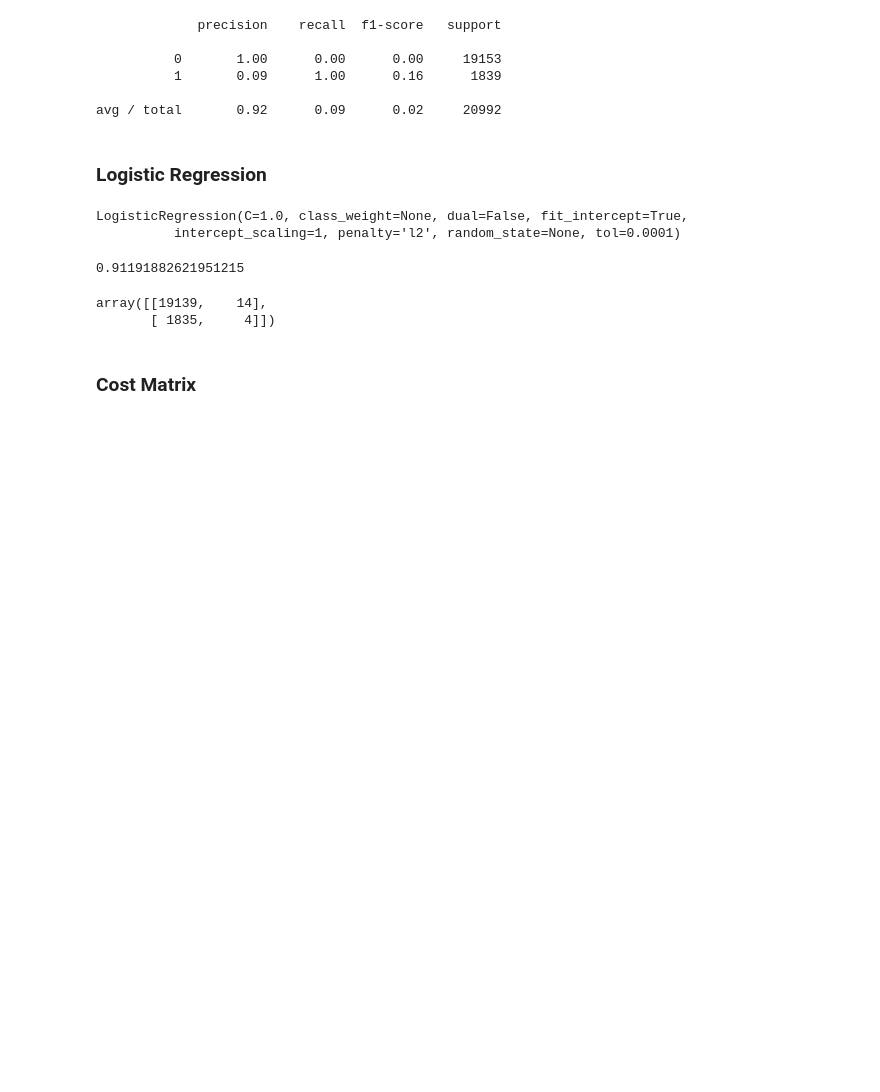
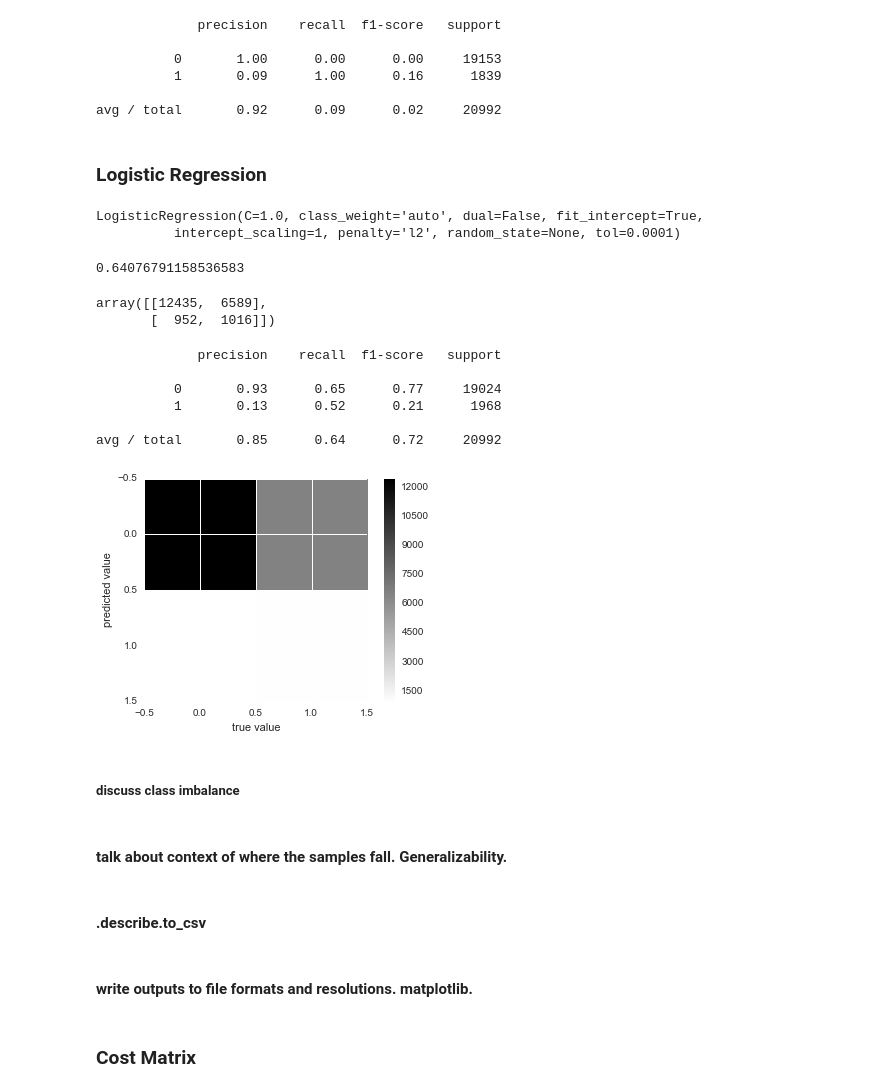
Before and after one commit to DKAllgeier/DAT_SF_11, a Jupyter notebook: homeworks/Diabetes_project2.ipynb, the cells around one changed output. Cells and saved outputs as stored; diff of their text form; code cells hidden in the pictures; blank space fills up the shorter version.

```diff
--- a/homeworks/Diabetes_project2.ipynb
+++ b/homeworks/Diabetes_project2.ipynb
@@ -273,25 +273,46 @@ avg / total       0.92      0.09      0.02     20992
 # %% [markdown]
 ### Logistic Regression
 # %%
-clf_lreg = linear_model.LogisticRegression()
+clf_lreg = linear_model.LogisticRegression(class_weight='auto')
 # %%
 #use class weight to weight on the sample size of the result, so 10%.
 # %%
 clf_lreg.fit(X_train, y_train)
 # %% [output]
-LogisticRegression(C=1.0, class_weight=None, dual=False, fit_intercept=True,
+LogisticRegression(C=1.0, class_weight='auto', dual=False, fit_intercept=True,
           intercept_scaling=1, penalty='l2', random_state=None, tol=0.0001)
 # %%
 clf_lreg.score(X_test, y_test)
 # %% [output]
-0.91191882621951215
+0.64076791158536583
 # %%
 y_pred=clf_lreg.predict(X_test)
 # %%
 metrics.confusion_matrix(y_test, y_pred)
 # %% [output]
-array([[19139,    14],
-       [ 1835,     4]])
+array([[12435,  6589],
+       [  952,  1016]])
+# %%
+print metrics.classification_report(y_test, y_pred)
+# %% [output]
+             precision    recall  f1-score   support
+
+          0       0.93      0.65      0.77     19024
+          1       0.13      0.52      0.21      1968
+
+avg / total       0.85      0.64      0.72     20992
+# %%
+plot_confusion_matrix(y_pred,y_test)
+# %% [output]
+[figure, added]
+# %% [markdown]
+##### discuss class imbalance
+# %% [markdown]
+#### talk about context of where the samples fall. Generalizability.
+# %% [markdown]
+#### .describe.to_csv
+# %% [markdown]
+#### write outputs to file formats and resolutions. matplotlib.
 # %% [markdown]
 ### Cost Matrix
 # %%
```
Also changed, not shown: 3 other files.
